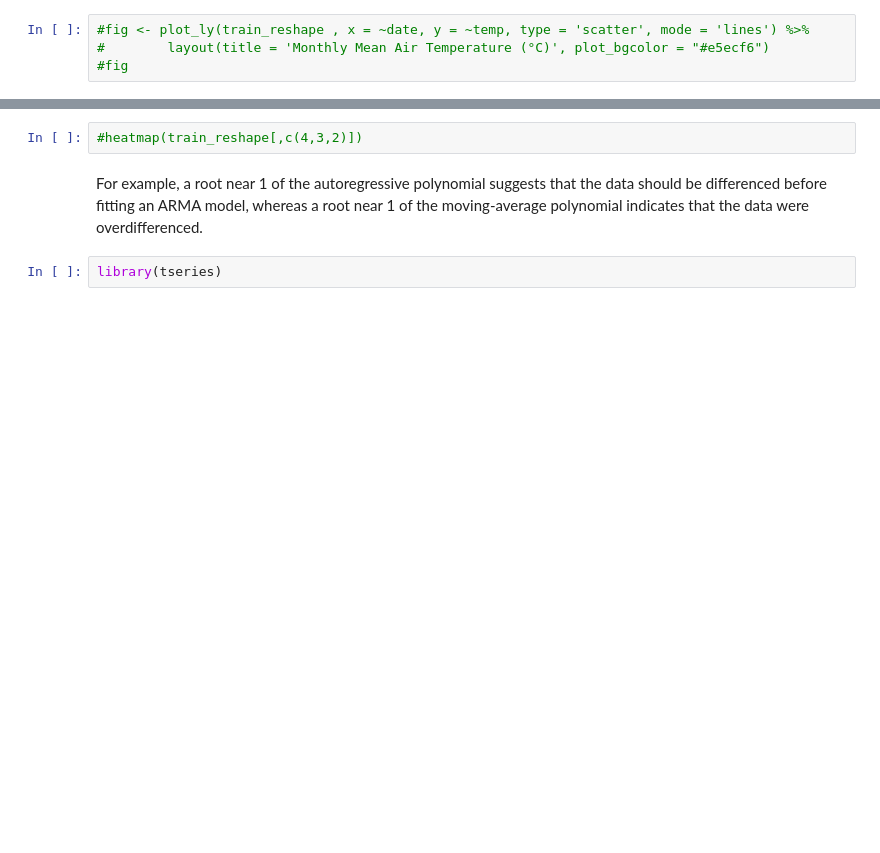
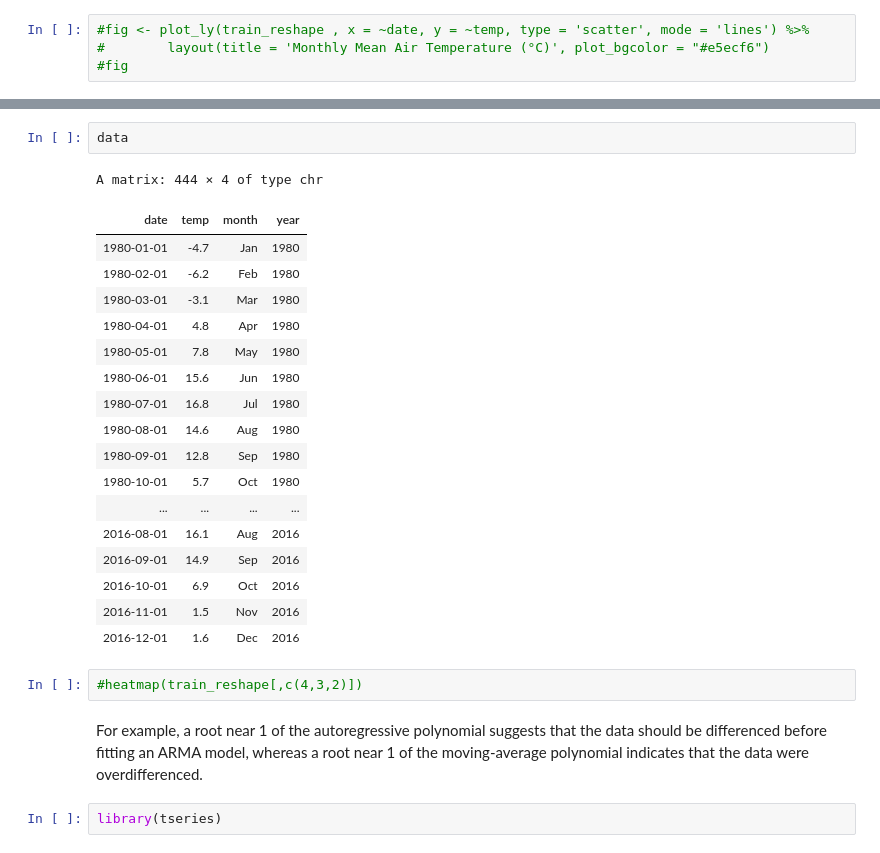
Before and after one commit to AndreasPalmgren/Sthlm-Temp-ARIMA, a Jupyter notebook: SthlmMeanTemperature.ipynb, the cells around one changed output, grey strips where cells are left out. Drawn from its saved outputs; the diff is of its cells as text; blank space fills up the shorter version.

```diff
--- a/SthlmMeanTemperature.ipynb
+++ b/SthlmMeanTemperature.ipynb
@@ -124,3 +135,24 @@ boxplot(train~cycle(train), names=month.abb, xlab="", ylab="Temperature (°C)")
+# %%
+data
+# %% [output]
+A matrix: 444 × 4 of type chr
+| date | temp | month | year |
+| 1980-01-01 | -4.7 | Jan | 1980 |
+| 1980-02-01 | -6.2 | Feb | 1980 |
+| 1980-03-01 | -3.1 | Mar | 1980 |
+| 1980-04-01 | 4.8 | Apr | 1980 |
+| 1980-05-01 | 7.8 | May | 1980 |
+| 1980-06-01 | 15.6 | Jun | 1980 |
+| 1980-07-01 | 16.8 | Jul | 1980 |
+| 1980-08-01 | 14.6 | Aug | 1980 |
+| 1980-09-01 | 12.8 | Sep | 1980 |
+| 1980-10-01 | 5.7 | Oct | 1980 |
+| ... | ... | ... | ... |
+| 2016-08-01 | 16.1 | Aug | 2016 |
+| 2016-09-01 | 14.9 | Sep | 2016 |
+| 2016-10-01 | 6.9 | Oct | 2016 |
+| 2016-11-01 | 1.5 | Nov | 2016 |
+| 2016-12-01 | 1.6 | Dec | 2016 |
 # %%
 #heatmap(train_reshape[,c(4,3,2)])
 # %% [markdown]
```
Also changed, not shown: parts of 4 cells of this notebook.
